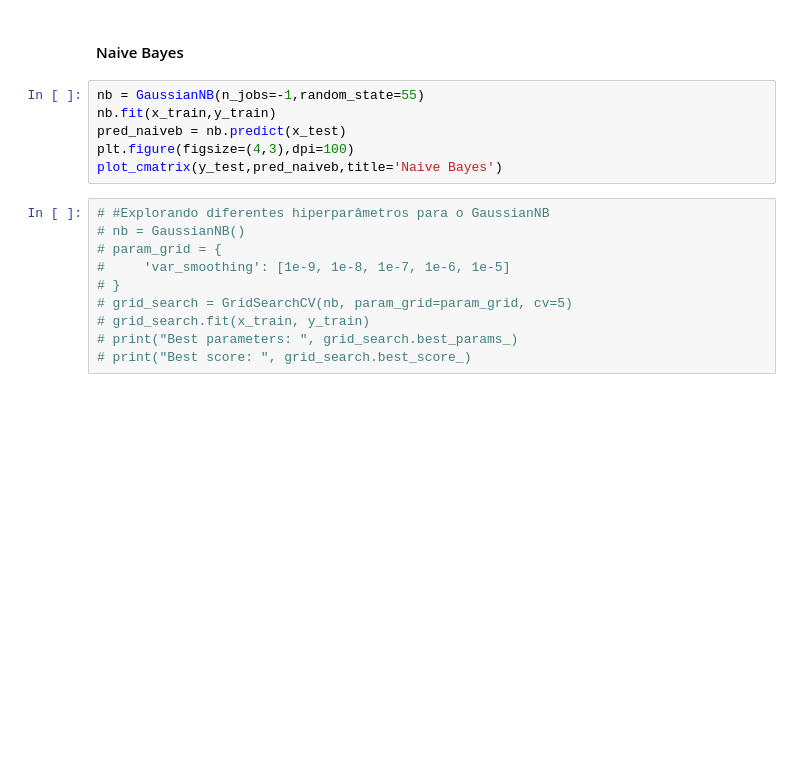
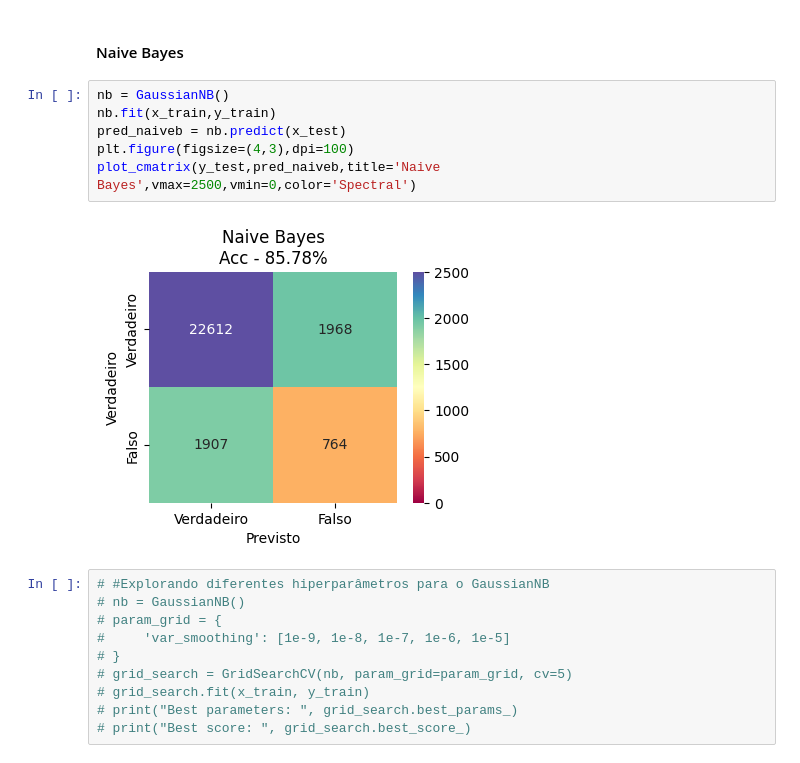
Before and after one commit to barauna-lo/Code_Library, a Jupyter notebook: TCC_PUCMinas.ipynb, the cells around one changed output. Drawn from its saved outputs; the diff is of its cells as text; blank space fills up the shorter version.

```diff
--- a/TCC_PUCMinas.ipynb
+++ b/TCC_PUCMinas.ipynb
@@ -393,11 +404,13 @@ plot_cmatrix(y_test,pred_knn,title='KNN')
 # %% [markdown]
 #### Naive Bayes
 # %%
-nb = GaussianNB(n_jobs=-1,random_state=55)
+nb = GaussianNB()
 nb.fit(x_train,y_train)
 pred_naiveb = nb.predict(x_test)
 plt.figure(figsize=(4,3),dpi=100)
-plot_cmatrix(y_test,pred_naiveb,title='Naive Bayes')
+plot_cmatrix(y_test,pred_naiveb,title='Naive Bayes',vmax=2500,vmin=0,color='Spectral')
+# %% [output]
+[figure, added]
 # %%
 # #Explorando diferentes hiperparâmetros para o GaussianNB
 # nb = GaussianNB()
```
Also changed, not shown: parts of 37 cells of this notebook.
